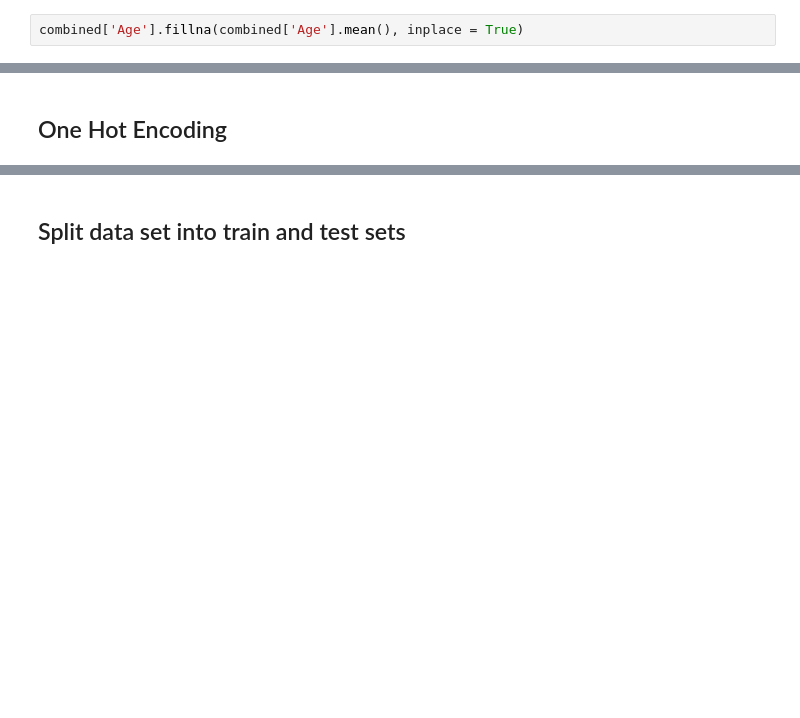
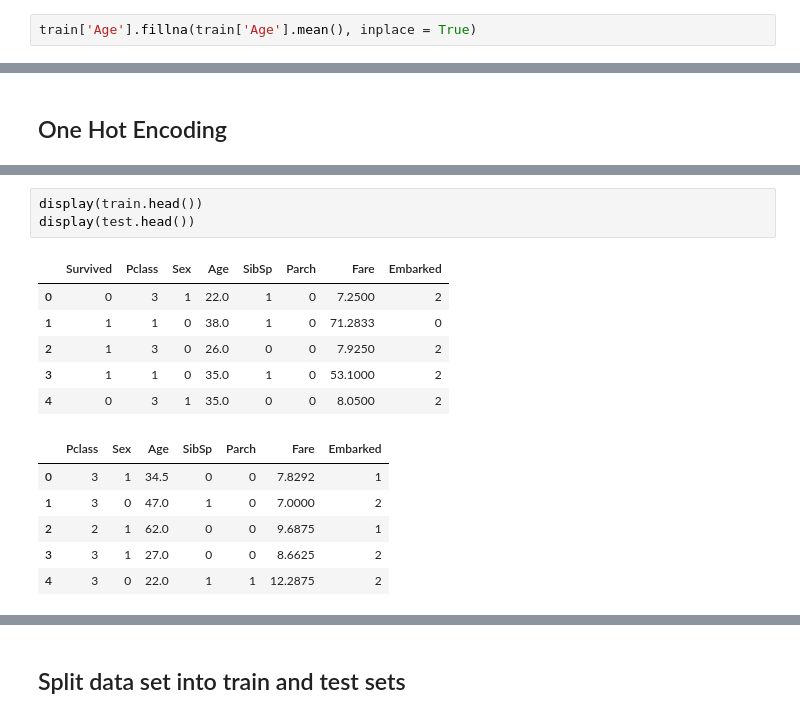
Before and after one commit to eugenebaraka/Kaggle-Notebooks, a Jupyter notebook: titanic-survival-prediction.ipynb, the cells around one changed output, grey strips where cells are left out. Drawn from its saved outputs; the diff is of its cells as text; blank space fills up the shorter version.

```diff
--- a/titanic-survival-prediction.ipynb
+++ b/titanic-survival-prediction.ipynb
@@ -99,4 +83,4 @@ plt.show()
 # %% [markdown]
 Both the median and mean age are close together at around 30 years old. Just because the age distribution is close to normal, I will impute the missing age values for mean.
 # %%
-combined['Age'].fillna(combined['Age'].mean(), inplace = True)
+train['Age'].fillna(train['Age'].mean(), inplace = True)
@@ -183,0 +138,16 @@ combined_encoded.head()
+# %%
+display(train.head())
+display(test.head())
+# %% [output]
+|  | Survived | Pclass | Sex | Age | SibSp | Parch | Fare | Embarked |
+| 0 | 0 | 3 | 1 | 22.0 | 1 | 0 | 7.2500 | 2 |
+| 1 | 1 | 1 | 0 | 38.0 | 1 | 0 | 71.2833 | 0 |
+| 2 | 1 | 3 | 0 | 26.0 | 0 | 0 | 7.9250 | 2 |
+| 3 | 1 | 1 | 0 | 35.0 | 1 | 0 | 53.1000 | 2 |
+| 4 | 0 | 3 | 1 | 35.0 | 0 | 0 | 8.0500 | 2 |
+|  | Pclass | Sex | Age | SibSp | Parch | Fare | Embarked |
+| 0 | 3 | 1 | 34.5 | 0 | 0 | 7.8292 | 1 |
+| 1 | 3 | 0 | 47.0 | 1 | 0 | 7.0000 | 2 |
+| 2 | 2 | 1 | 62.0 | 0 | 0 | 9.6875 | 1 |
+| 3 | 3 | 1 | 27.0 | 0 | 0 | 8.6625 | 2 |
+| 4 | 3 | 0 | 22.0 | 1 | 1 | 12.2875 | 2 |
```
Also changed, not shown: parts of 32 cells of this notebook.
